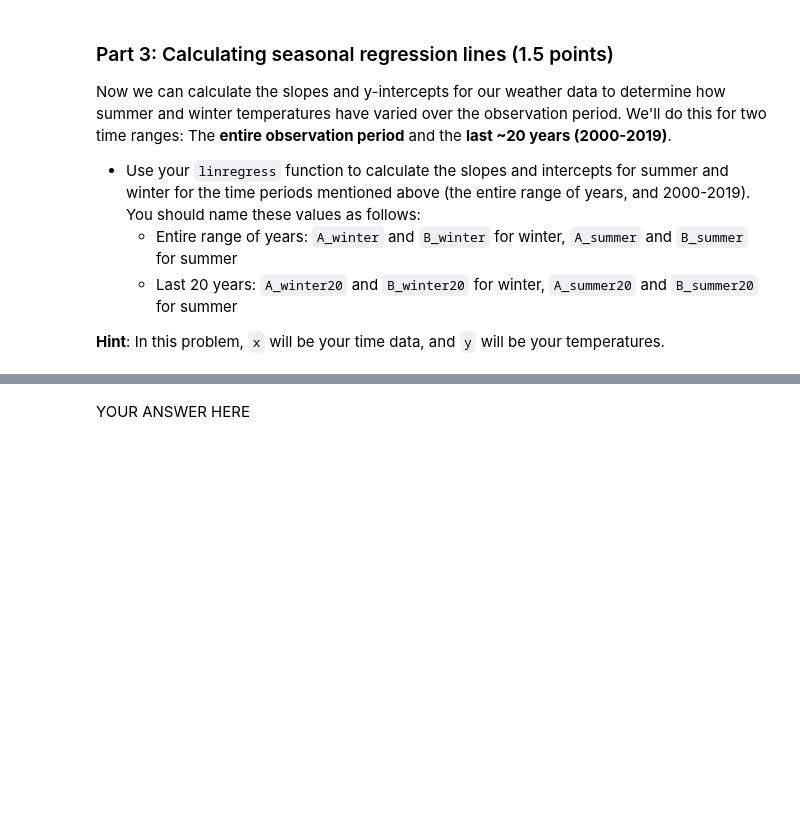
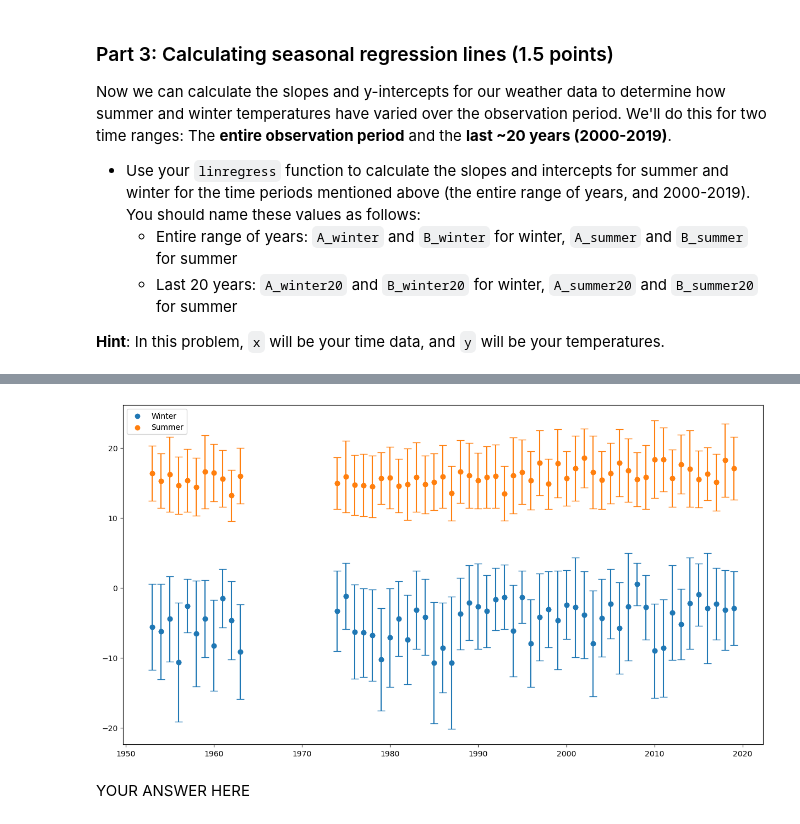
Before and after one commit to joaoambiente/IntroQG-2023, a Jupyter notebook: Exercise-2/Exercise-2-problems-1-3.ipynb, the cells around one changed output, grey strips where cells are left out. Drawn from its saved outputs; the diff is of its cells as text; code cells hidden in the pictures; blank space fills up the shorter version.

```diff
--- a/Exercise-2/Exercise-2-problems-1-3.ipynb
+++ b/Exercise-2/Exercise-2-problems-1-3.ipynb
@@ -90,7 +101,8 @@ import pandas as pd
 data = None
 
 # YOUR CODE HERE
-raise NotImplementedError()
+url = "data/seasonal-temps.csv"
+data = pd.read_csv(url)
 # %%
 # This test should print the first row of the data file
 print("First row of the DataFrame:\n", data.head(1))
@@ -206,3 +236,32 @@ raise NotImplementedError()
+# %%
+# Plot for all years goes here
+
+ax = None
+
+# YOUR CODE HERE
+import matplotlib.pyplot as plt
+
+# Preparing data
+years = data['Year']
+winter_means = data['Winter mean']
+winter_std = data['Winter std']
+summer_means = data['Summer mean']
+summer_std = data['Summer std']
+
+# Creating a figure and an axes
+fig, ax = plt.subplots(figsize=(15, 8))
+
+# Plotting using ax
+ax.scatter(years, winter_means, label='Winter')
+ax.errorbar(years, winter_means, yerr=winter_std, fmt='o', capsize=5)
+ax.scatter(years, summer_means, label='Summer')
+ax.errorbar(years, summer_means, yerr=summer_std, fmt='o', capsize=5)
+
+# Adding a legend and plotting
+ax.legend()
+plt.show()
+# %% [output]
+[figure, added]
 # %% [markdown]
 YOUR ANSWER HERE
 # %%
```
Also changed, not shown: parts of 12 cells of this notebook, 1 other file.
